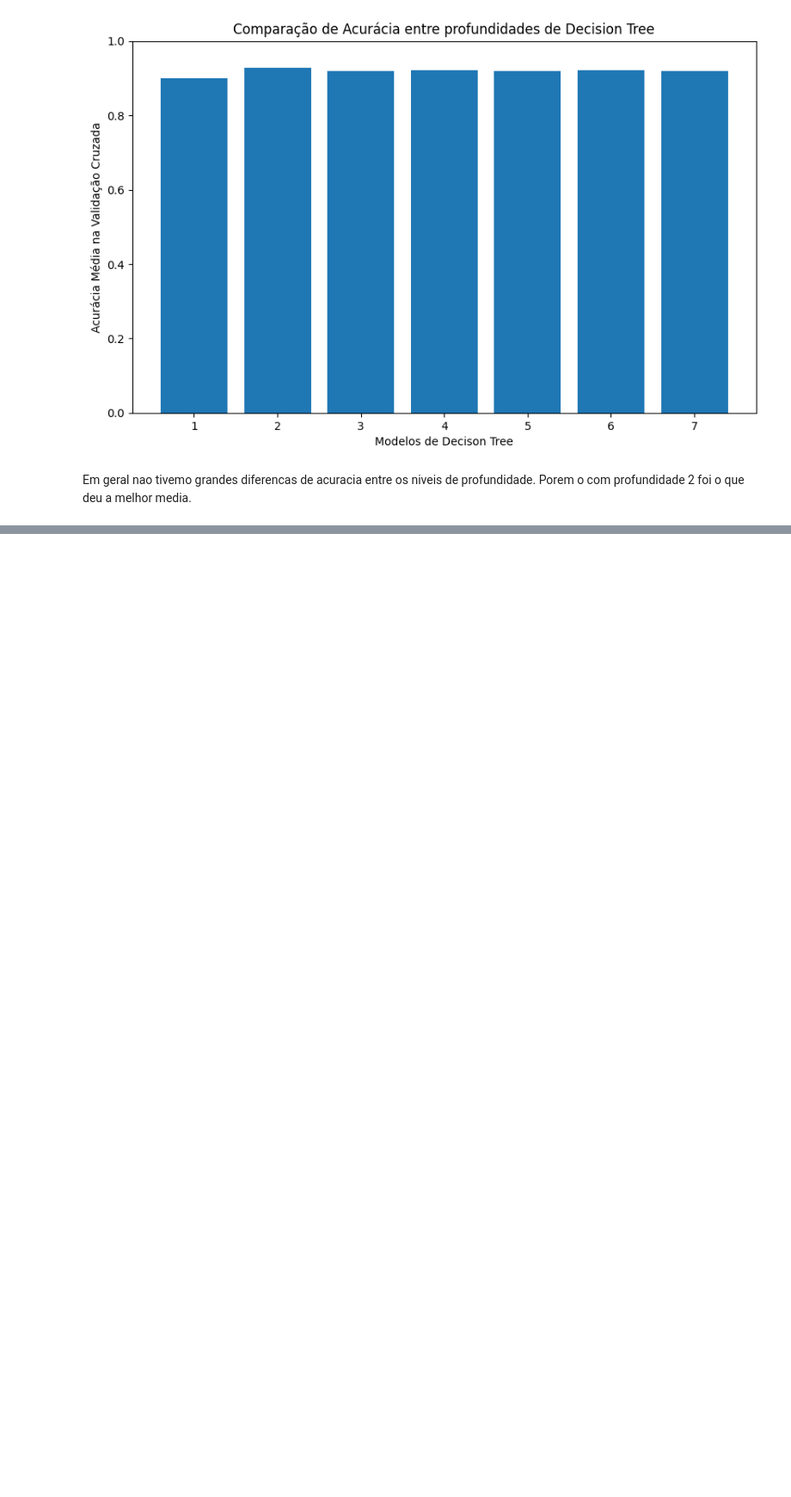
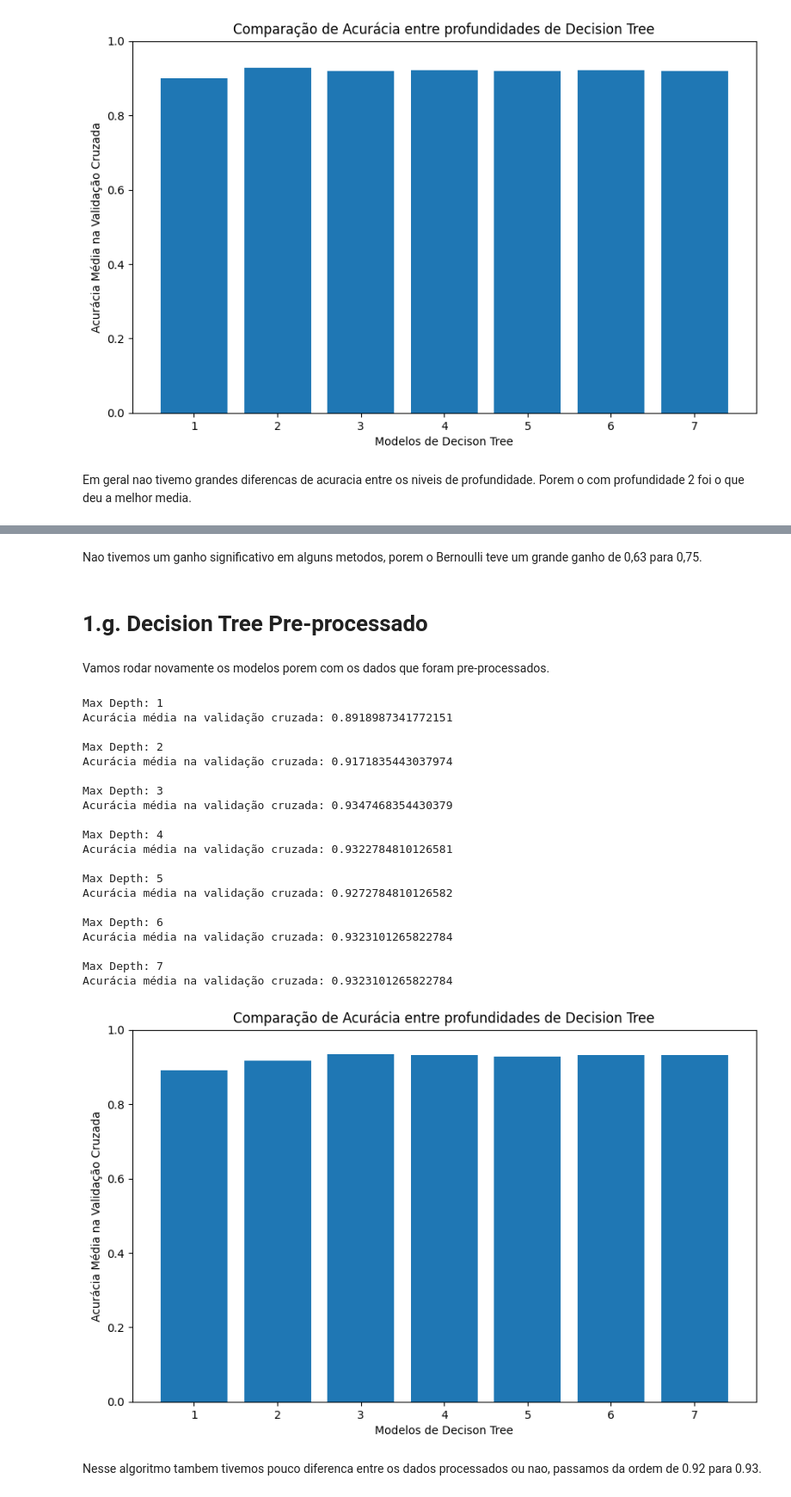
Before and after one commit to glaucofilho/CEDS808, a Jupyter notebook: Tarefas/Aula04/main.ipynb, the cells around one changed output, grey strips where cells are left out. Shown at 86% size. Saved outputs shown, nothing was run; the diff lists cells and outputs as text; code cells hidden in the pictures; blank space fills up the shorter version.

```diff
--- a/Tarefas/Aula04/main.ipynb
+++ b/Tarefas/Aula04/main.ipynb
@@ -236,7 +246,7 @@ Nesse item iremos aplicar o algoritmo de Decision Tree visto em aula. Utilizarem
 # %%
 # Valores diferentes para max_depth
 max_depth_values = range(1,8)
-average_accuracies = []
+DT_average_accuracies = []
 # Loop para testar diferentes valores de max_depth
 for max_depth in max_depth_values:
     # Criando o modelo de árvore de decisão com max_depth
@@ -248,13 +258,13 @@ for max_depth in max_depth_values:
     # Exibindo as acurácias em cada fold e a acurácia média
     print(f"\nMax Depth: {max_depth}")
     average_accuracy = cv_scores.mean()
-    average_accuracies.append(average_accuracy)
+    DT_average_accuracies.append(average_accuracy)
     print(f'Acurácia média na validação cruzada: {average_accuracy}')
 
 model_names = max_depth_values
 
 plt.figure(figsize=(10, 6))
-plt.bar(model_names, average_accuracies)
+plt.bar(model_names, DT_average_accuracies)
 plt.xlabel('Modelos de Decison Tree')
 plt.ylabel('Acurácia Média na Validação Cruzada')
 plt.title('Comparação de Acurácia entre profundidades de Decision Tree')
@@ -286,0 +459,56 @@ Em geral nao tivemo grandes diferencas de acuracia entre os niveis de profundida
+# %% [markdown]
+Nao tivemos um ganho significativo em alguns metodos, porem o Bernoulli teve um grande ganho de 0,63 para 0,75.
+# %% [markdown]
+# <a id="predtree"></a> 1.g. Decision Tree Pre-processado
+# %% [markdown]
+Vamos rodar novamente os modelos porem com os dados que foram pre-processados.
+# %%
+# Valores diferentes para max_depth
+max_depth_values = range(1,8)
+PRE_DT_average_accuracies = []
+# Loop para testar diferentes valores de max_depth
+for max_depth in max_depth_values:
+    # Criando o modelo de árvore de decisão com max_depth
+    decision_tree_model = DecisionTreeClassifier(max_depth=max_depth, random_state=42)
+    # Aplicando k-fold cross-validation
+    cv_scores = cross_val_score(decision_tree_model, X_no_out_norma, y_no_out, cv=5)
+
+    # Exibindo as acurácias em cada fold e a acurácia média
+    print(f"\nMax Depth: {max_depth}")
+    average_accuracy = cv_scores.mean()
+    PRE_DT_average_accuracies.append(average_accuracy)
+    print(f'Acurácia média na validação cruzada: {average_accuracy}')
+
+model_names = max_depth_values
+
+plt.figure(figsize=(10, 6))
+plt.bar(model_names, PRE_DT_average_accuracies)
+plt.xlabel('Modelos de Decison Tree')
+plt.ylabel('Acurácia Média na Validação Cruzada')
+plt.title('Comparação de Acurácia entre profundidades de Decision Tree')
+plt.ylim(0, 1)
+plt.show()
+# %% [output]
+Max Depth: 1
+Acurácia média na validação cruzada: 0.8918987341772151
+
+Max Depth: 2
+Acurácia média na validação cruzada: 0.9171835443037974
+
+Max Depth: 3
+Acurácia média na validação cruzada: 0.9347468354430379
+
+Max Depth: 4
+Acurácia média na validação cruzada: 0.9322784810126581
+
+Max Depth: 5
+Acurácia média na validação cruzada: 0.9272784810126582
+
+Max Depth: 6
+Acurácia média na validação cruzada: 0.9323101265822784
+
+Max Depth: 7
+Acurácia média na validação cruzada: 0.9323101265822784
+[figure, added]
+# %% [markdown]
+Nesse algoritmo tambem tivemos pouco diferenca entre os dados processados ou nao, passamos da ordem de 0.92 para 0.93.
```
Also changed, not shown: parts of 28 cells of this notebook, 2 other files.
